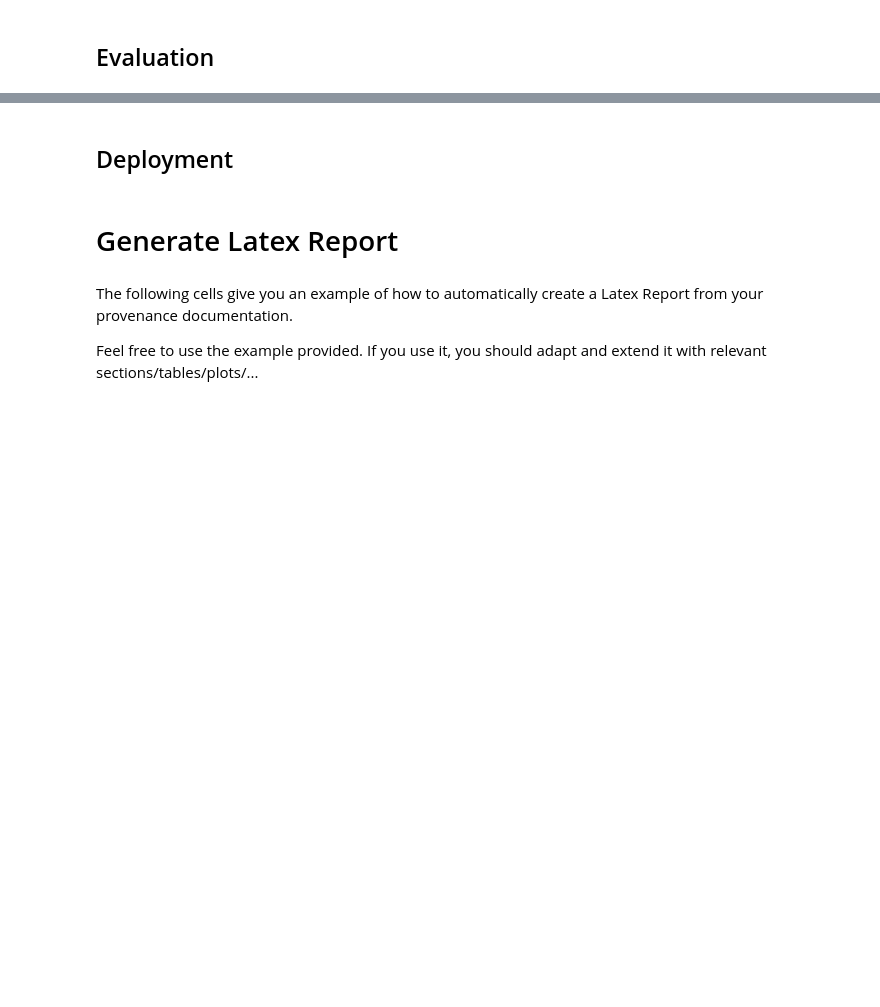
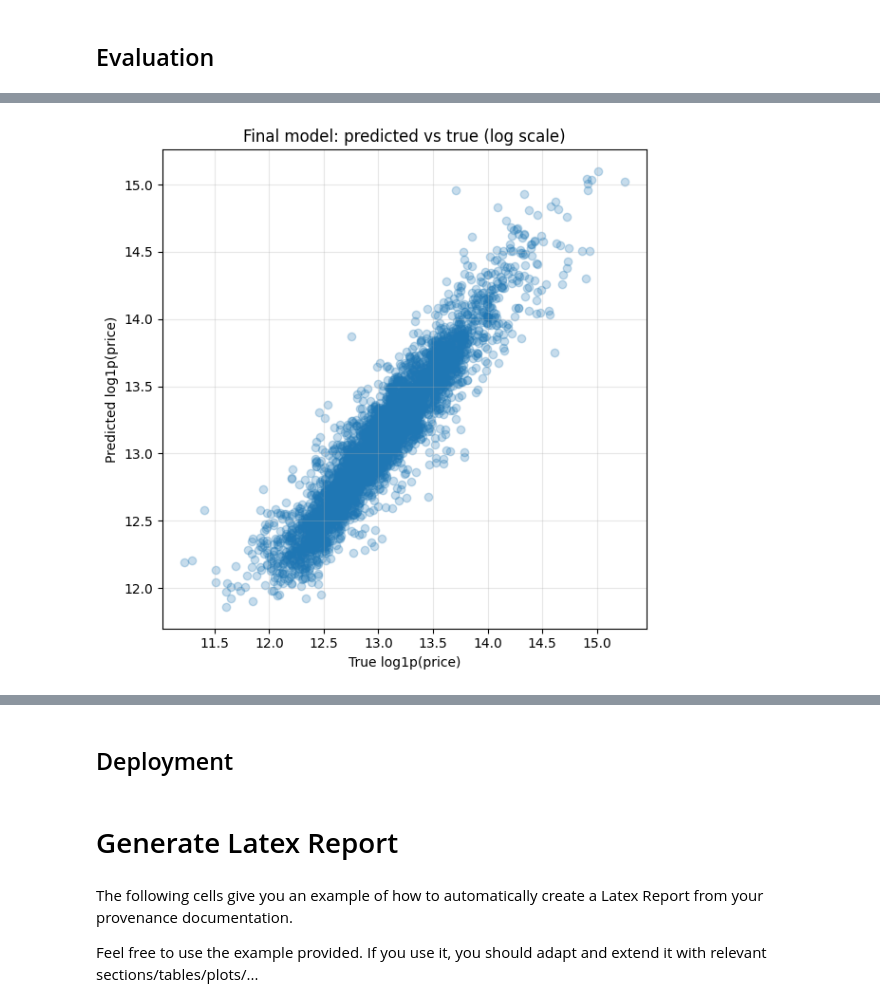
Before and after one commit to Snaseri2001/BI_CRISP_DM, a Jupyter notebook: Cyclists_251201.ipynb, the cells around one changed output, grey strips where cells are left out. Cells and saved outputs as stored; diff of their text form; code cells hidden in the pictures; blank space fills up the shorter version.

Commit message:
Update report outputs and notebook

```diff
--- a/Cyclists_251201.ipynb
+++ b/Cyclists_251201.ipynb
@@ -2869,0 +3149,94 @@ engine.insert(evaluate_activity, prefixes=prefixes)
+# %%
+import os
+import numpy as np
+import pandas as pd
+import matplotlib.pyplot as plt
+
+OUT_DIR = os.path.join("data", "report")
+os.makedirs(OUT_DIR, exist_ok=True)
+
+def df_to_latex_simple(df, path, caption, label):
+    """
+    Export a simple LaTeX table without pandas Styler.
+    """
+    df2 = df.copy().replace({np.nan: ""})
+
+    colnames = list(df2.columns)
+    col_format = "l" + "r" * (len(colnames) - 1)
+
+    lines = []
+    lines.append(r"\begin{table}[t]")
+    lines.append(r"\centering")
+    lines.append(r"\caption{" + caption + r"}")
+    lines.append(r"\label{" + label + r"}")
+    lines.append(r"\begin{tabular}{" + col_format + r"}")
+    lines.append(r"\hline")
+    lines.append(" & ".join([str(c).replace("_", r"\_") for c in colnames]) + r" \\")
+    lines.append(r"\hline")
+
+    for _, row in df2.iterrows():
+        vals = []
+        for v in row.values:
+            s = str(v)
+            s = s.replace("&", r"\&").replace("%", r"\%").replace("_", r"\_")
+            vals.append(s)
+        lines.append(" & ".join(vals) + r" \\")
+    lines.append(r"\hline")
+    lines.append(r"\end{tabular}")
+    lines.append(r"\end{table}")
+
+    with open(path, "w", encoding="utf-8") as f:
+        f.write("\n".join(lines))
+
+# ---------- 1) Overall comparison table ----------
+df_to_latex_simple(
+    overall_df_report.round({"rmse_log": 6, "mae_log": 6, "r2_log": 6, "rmse_price": 2, "mae_price": 2, "r2_price": 6}),
+    os.path.join(OUT_DIR, "01_overall_comparison.tex"),
+    caption="Overall comparison on the test set (final model vs baselines).",
+    label="tab:overall_comparison"
+)
+
+# ---------- 2) Error-by-quartile table ----------
+df_to_latex_simple(
+    quartile_df_report.round({"rmse_price": 2, "mae_price": 2}),
+    os.path.join(OUT_DIR, "02_error_by_price_quartile.tex"),
+    caption="Final model error by true-price quartile (parts of the data space).",
+    label="tab:error_by_quartile"
+)
+
+# ---------- 3) Bias tables ----------
+if bias_by_group_df_report is not None:
+    df_to_latex_simple(
+        bias_by_group_df_report.round({"rmse_log": 6, "mae_log": 6, "rmse_price": 2, "mae_price": 2}),
+        os.path.join(OUT_DIR, "03_bias_by_group.tex"),
+        caption="Final model error by subgroup (protected attribute: waterfront).",
+        label="tab:bias_by_group"
+    )
+
+if bias_gaps_df_report is not None:
+    df_to_latex_simple(
+        bias_gaps_df_report.round({"value": 6}),
+        os.path.join(OUT_DIR, "03_bias_gaps.tex"),
+        caption="Bias gaps for protected attribute (waterfront).",
+        label="tab:bias_gaps"
+    )
+
+# ---------- 4) Figure ----------
+plt.figure(figsize=(6, 6))
+plt.scatter(np.asarray(y_test_log).reshape(-1), np.asarray(y_pred_log_eval).reshape(-1), alpha=0.25)
+plt.xlabel("True log1p(price)")
+plt.ylabel("Predicted log1p(price)")
+plt.title("Final model: predicted vs true (log scale)")
+plt.grid(True, alpha=0.3)
+plt.tight_layout()
+plot_path = os.path.join(OUT_DIR, "04_predicted_vs_true_log.png")
+plt.savefig(plot_path, dpi=200)
+plt.show()
+
+print("Saving artifacts to:", os.path.abspath(OUT_DIR))
+print("Files in output folder now:")
+for f in sorted(os.listdir(OUT_DIR)):
+    if f.lower().endswith(".tex") or f.lower().endswith(".png"):
+        print(" -", f)
+# %% [output]
+[figure, added]
```
Also changed, not shown: parts of 18 cells of this notebook, 9 other files.
